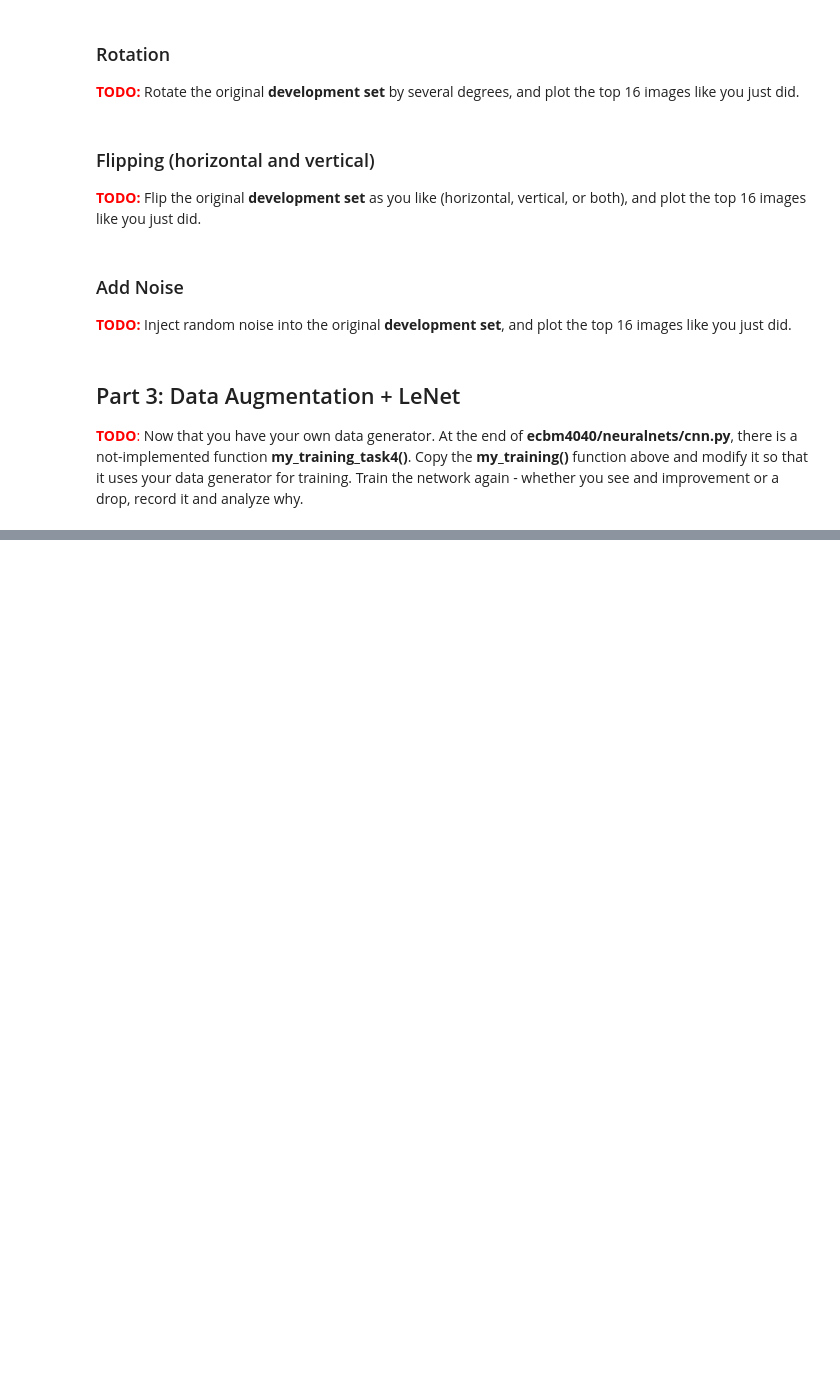
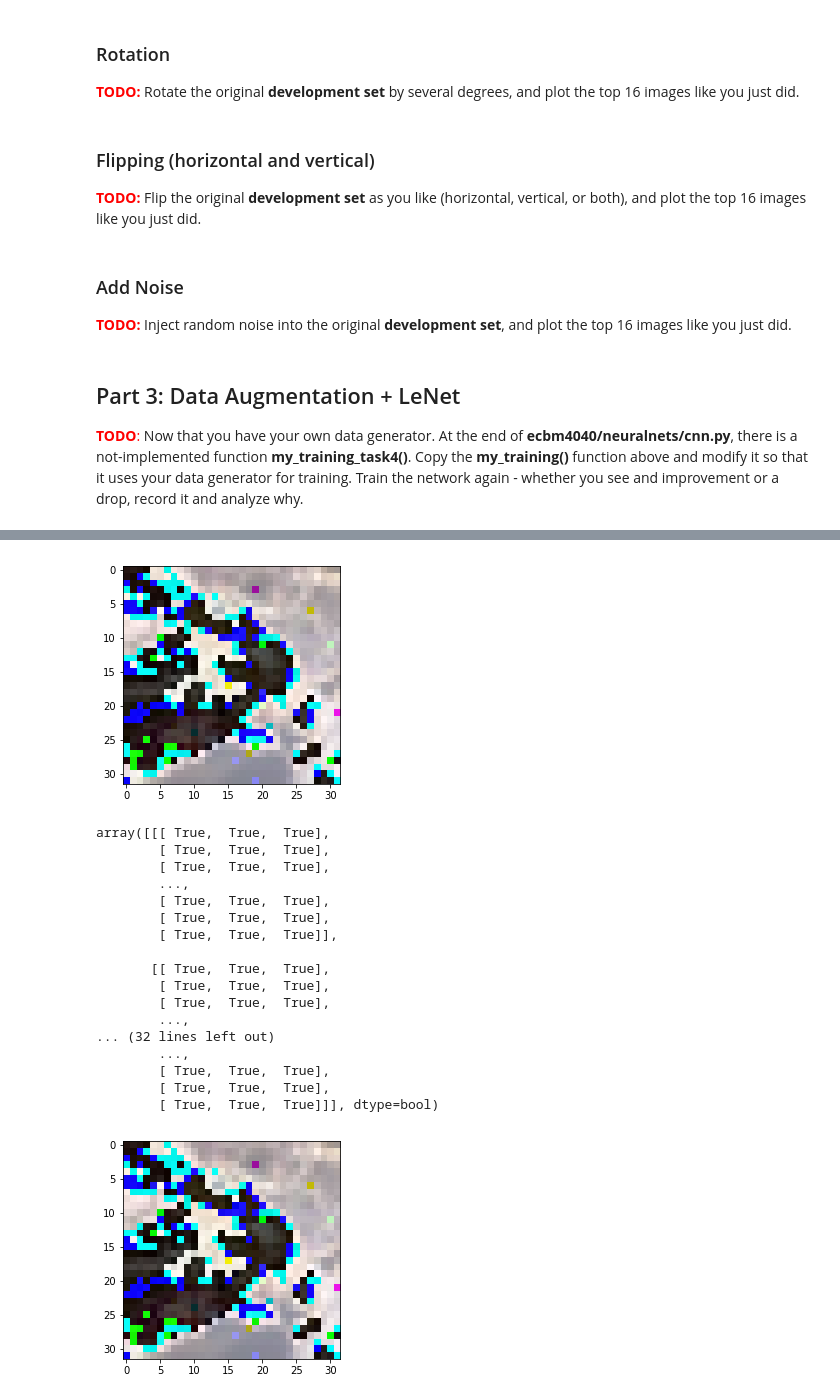
Before and after one commit to sar2160/ecbm4040_assignment2, a Jupyter notebook: task4-augmentation.ipynb, the cells around one changed output, grey strips where cells are left out. Saved outputs shown, nothing was run; the diff lists cells and outputs as text; code cells hidden in the pictures; blank space fills up the shorter version.

```diff
--- a/task4-augmentation.ipynb
+++ b/task4-augmentation.ipynb
@@ -153 +223,28 @@ dev_gen.show()
+# %%
+plt.imshow((X_train[reindex[1],:,:,:]))
+plt.show()
+
+plt.imshow(Shuffled[1,:,:,:])
+
+#X_train[reindex[1],:,:,:] == Shuffled[1,:,:,:]
+# %% [output]
+[figure, added]
+array([[[ True,  True,  True],
+        [ True,  True,  True],
+        [ True,  True,  True],
+        ...,
+        [ True,  True,  True],
+        [ True,  True,  True],
+        [ True,  True,  True]],
+
+       [[ True,  True,  True],
+        [ True,  True,  True],
+        [ True,  True,  True],
+        ...,
+... (32 lines left out)
+        ...,
+        [ True,  True,  True],
+        [ True,  True,  True],
+        [ True,  True,  True]]], dtype=bool)
+[figure, added]
 # %%
```
Also changed, not shown: parts of 14 cells of this notebook, 4 other files.
